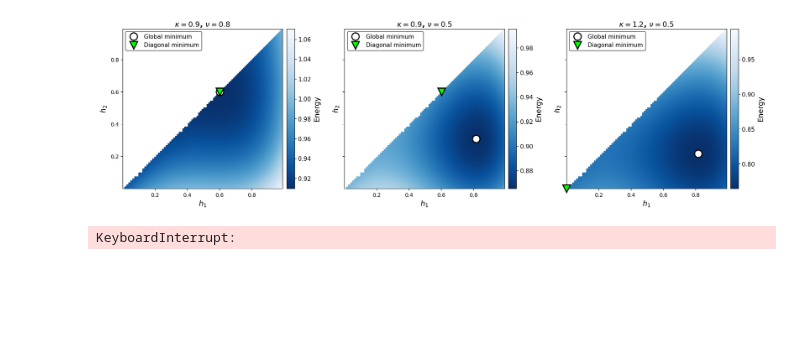
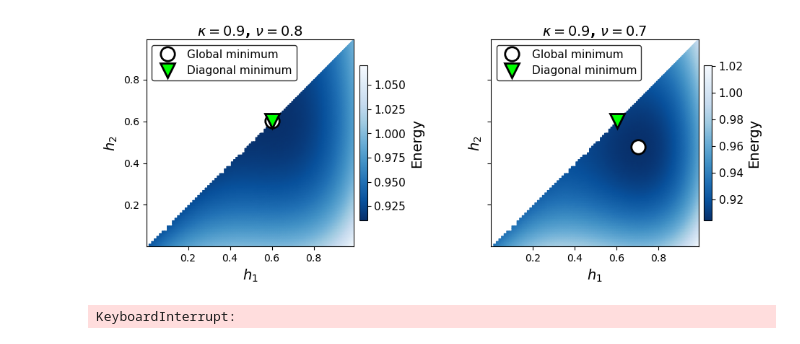
Before and after one commit to Irene-Li/Zebrafish_cleavage, a Jupyter notebook: notebooks/constriction2.ipynb, the cells around one changed output. Saved outputs shown, nothing was run; the diff lists cells and outputs as text; code cells hidden in the pictures; blank space fills up the shorter version.

```diff
--- a/notebooks/constriction2.ipynb
+++ b/notebooks/constriction2.ipynb
@@ -50,7 +50,7 @@ def get_energy_landscape(k, nu):
 
     return masked_array, min_index, min_index_diag
 # %%
-fig, axes = plt.subplots(1, 3, figsize=(18, 6), sharex=True, sharey=True)
+fig, axes = plt.subplots(1, 2, figsize=(10, 4), sharex=True, sharey=True)
 
 plt.rcParams.update({
     'font.size': 14,
@@ -63,7 +63,9 @@ plt.rcParams.update({
 
 cmap = 'Blues_r'
 
-for i, (k, nu) in enumerate([(0.9, 0.8), (0.9, 0.5), (1.2, 0.5)]):
+plt.rcParams['font.size'] = 20
+
+for i, (k, nu) in enumerate([(0.9, 0.8), (0.9, 0.7)]):
 
     masked_array, min_index, min_index_diag = get_energy_landscape(k, nu)
 
@@ -75,34 +77,34 @@ for i, (k, nu) in enumerate([(0.9, 0.8), (0.9, 0.5), (1.2, 0.5)]):
     cbar.ax.tick_params(labelsize=11)
 
     # Enhanced markers with better visibility
     axes[i].plot(h1_grid[min_index], h2_grid[min_index], 'o',
                 color='white', markersize=14, markeredgecolor='black',
                 markeredgewidth=2, label='Global minimum', zorder=10)
     axes[i].plot(h1_diag[min_index_diag], h2_diag[min_index_diag], 'v',
                 color='lime', markersize=14, markeredgecolor='black',
                 markeredgewidth=2, label='Diagonal minimum', zorder=10, clip_on=False)
 
     # Better axis styling
     axes[i].set_xlabel(r'$h_1$', fontweight='bold', fontsize=14)
     axes[i].set_ylabel(r'$h_2$', fontweight='bold', fontsize=14)
     axes[i].set_title(r'$\kappa = {:.1f}$, $\nu = {:.1f}$'.format(k, nu),
                      fontweight='bold', pad=0)
     legend = axes[i].legend(loc='upper left', edgecolor='black', fontsize=11)
 
 
     # Set aspect ratio and limits for better appearance
     axes[i].set_aspect('equal', adjustable='box')
     axes[i].set_xlim(h1_grid.min(), h1_grid.max())
     axes[i].set_ylim(h2_grid.min(), h2_grid.max())
 
 plt.tight_layout(pad=1)
 plt.savefig('../figures/phase2_energy.png', dpi=300, bbox_inches='tight', facecolor='white')
 plt.show()
 
 # Reset font parameters
 plt.rcParams.update(plt.rcParamsDefault)
 # %% [output]
-[figure, old version]
+[figure, new version]
 # %%
 # skip this cell if the simulations are already done
 
```
Also changed, not shown: 6 other files.
